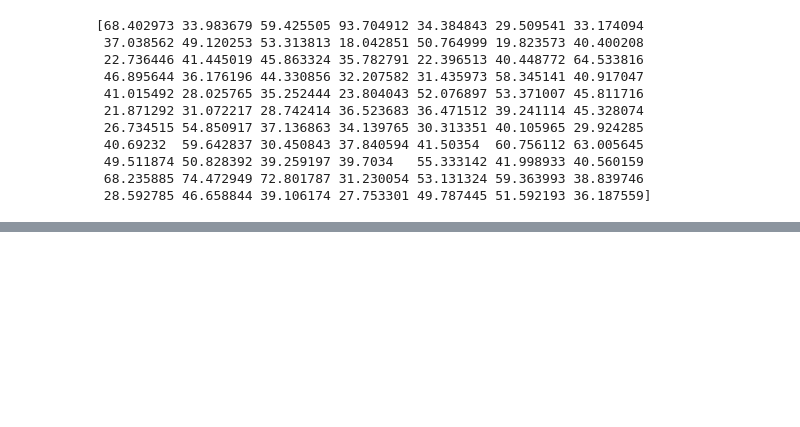
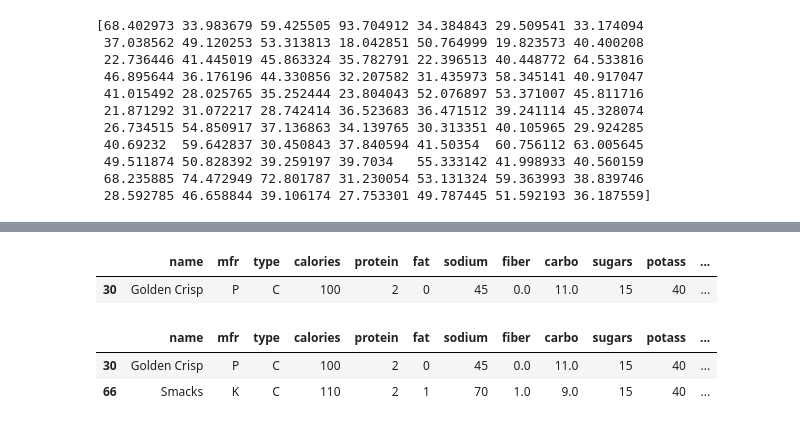
Before and after one commit to ch00226855/CMP464788Spring2023, a Jupyter notebook: Week04_Pandas.ipynb, the cells around one changed output, grey strips where cells are left out. Drawn from its saved outputs; the diff is of its cells as text; code cells hidden in the pictures; blank space fills up the shorter version.

```diff
--- a/Week04_Pandas.ipynb
+++ b/Week04_Pandas.ipynb
@@ -568,3 +587,6 @@ raw_data[raw_data['rating'] > 60]
 # %%
 # Calculate sugar per ounce
 # sugar per ounce = sugar per serving / ounce per serving
+
+raw_data['sugar_per_ounce'] = raw_data['sugars'] / raw_data['weight']
+raw_data.head()
@@ -571,2 +600,15 @@ raw_data[raw_data['rating'] > 60]
 # %%
 # Which product has the highest amount of sugar per ounce?
+
+indices = raw_data['sugar_per_ounce'].argmax()
+raw_data.loc[[indices]]
+# %% [output]
+|  | name | mfr | type | calories | protein | fat | sodium | fiber | carbo | sugars | potass | ... |
+| 30 | Golden Crisp | P | C | 100 | 2 | 0 | 45 | 0.0 | 11.0 | 15 | 40 | ... |
+# %%
+# Are there other products with the maximum sugar per ounce?
+raw_data[raw_data['sugar_per_ounce'] == raw_data['sugar_per_ounce'].max()]
+# %% [output]
+|  | name | mfr | type | calories | protein | fat | sodium | fiber | carbo | sugars | potass | ... |
+| 30 | Golden Crisp | P | C | 100 | 2 | 0 | 45 | 0.0 | 11.0 | 15 | 40 | ... |
+| 66 | Smacks | K | C | 110 | 2 | 1 | 70 | 1.0 | 9.0 | 15 | 40 | ... |
```
Also changed, not shown: parts of 4 cells of this notebook.
